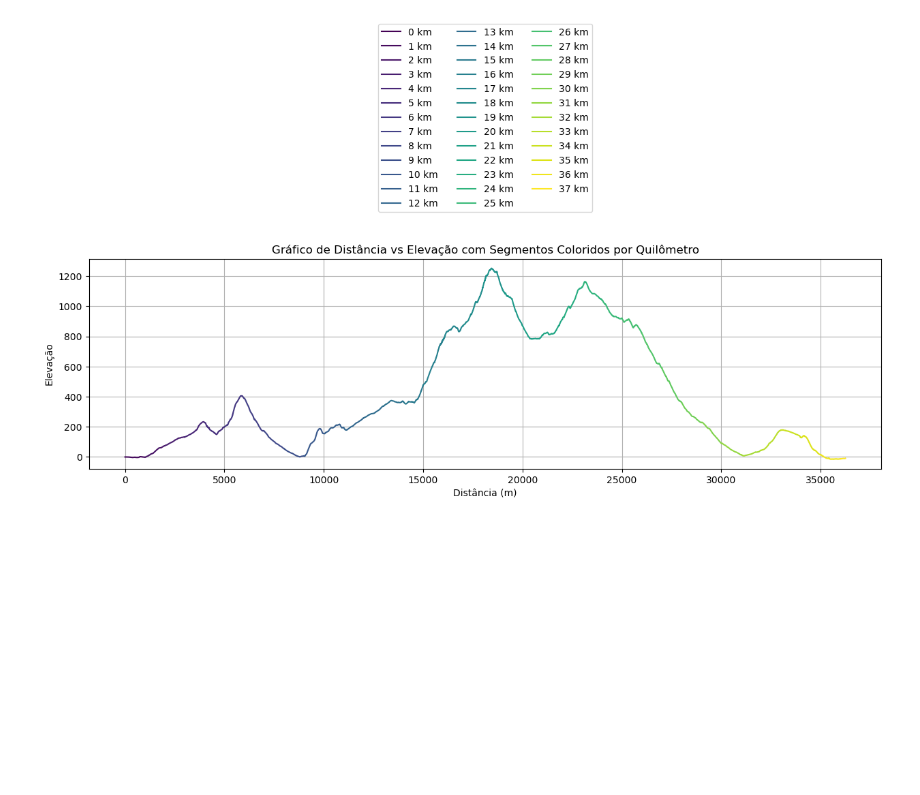
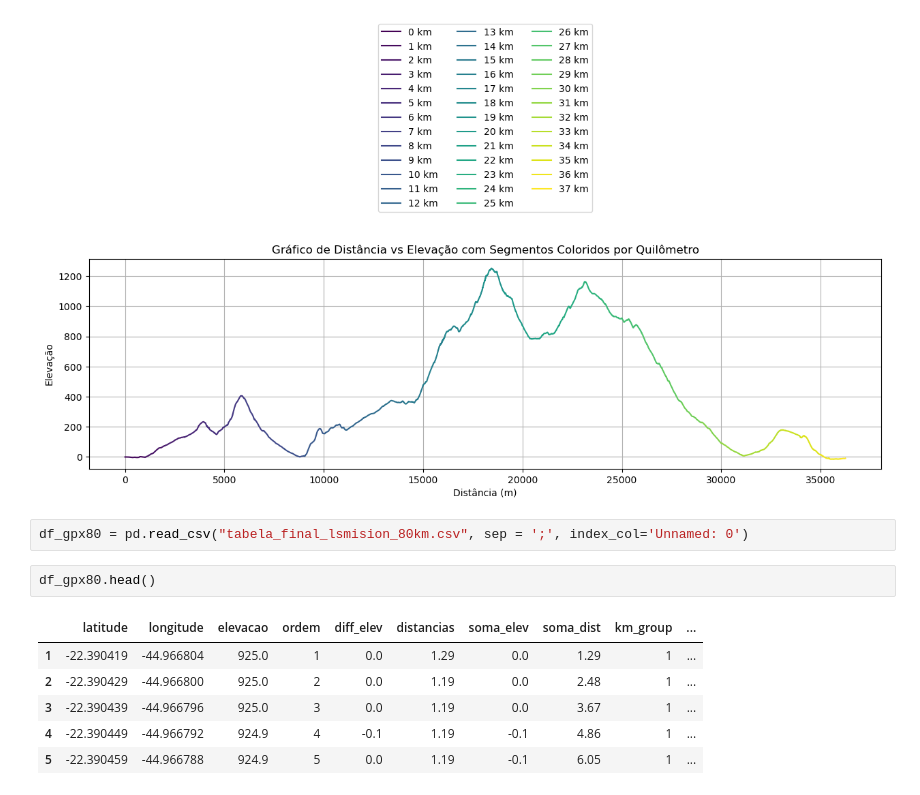
Before and after one commit to joaomts/-strava_analytics, a Jupyter notebook: analise_exploratoria_percurso.ipynb, the cells around one changed output. Cells and saved outputs as stored; diff of their text form; blank space fills up the shorter version.

```diff
--- a/analise_exploratoria_percurso.ipynb
+++ b/analise_exploratoria_percurso.ipynb
@@ -74,3 +85,14 @@ plt.grid(True)
 plt.show()
 # %% [output]
 [figure]
+# %%
+df_gpx80 = pd.read_csv("tabela_final_lsmision_80km.csv", sep = ';', index_col='Unnamed: 0')
+# %%
+df_gpx80.head()
+# %% [output]
+|  | latitude | longitude | elevacao | ordem | diff_elev | distancias | soma_elev | soma_dist | km_group | ... |
+| 1 | -22.390419 | -44.966804 | 925.0 | 1 | 0.0 | 1.29 | 0.0 | 1.29 | 1 | ... |
+| 2 | -22.390429 | -44.966800 | 925.0 | 2 | 0.0 | 1.19 | 0.0 | 2.48 | 1 | ... |
+| 3 | -22.390439 | -44.966796 | 925.0 | 3 | 0.0 | 1.19 | 0.0 | 3.67 | 1 | ... |
+| 4 | -22.390449 | -44.966792 | 924.9 | 4 | -0.1 | 1.19 | -0.1 | 4.86 | 1 | ... |
+| 5 | -22.390459 | -44.966788 | 924.9 | 5 | 0.0 | 1.19 | -0.1 | 6.05 | 1 | ... |
```
Also changed, not shown: parts of 5 cells of this notebook, 3 other files.
